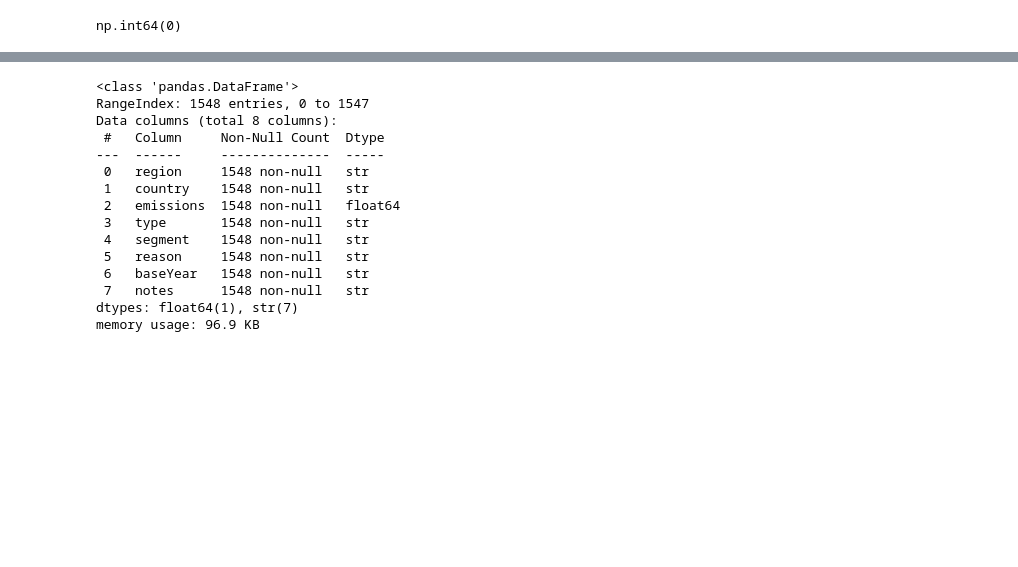
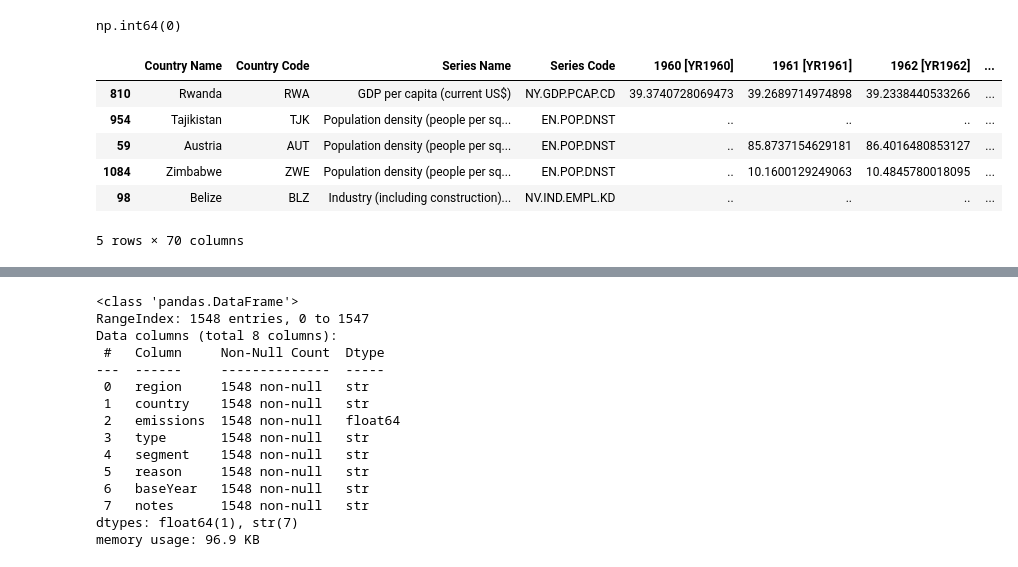
Before and after one commit to IT4063C-Spring26/final-project-proddasr, a Jupyter notebook: source.ipynb, the cells around one changed output, grey strips where cells are left out. Drawn from its saved outputs; the diff is of its cells as text; code cells hidden in the pictures; blank space fills up the shorter version.

Commit message:
Added a new dataset World Bank Development Indicator and did a reshape on the data

```diff
--- a/source.ipynb
+++ b/source.ipynb
@@ -153,3 +156,6 @@ database_result.sample(5)
+# %%
+# Import the Indicator data downloaded from World Bank and store it in a DataFrame.
+WorldBank_Development_Indicator_df = pd.read_table('WorldBank_Development_Indicators_Data.csv', sep=',')
 # %%
 # Import data from csv files imported from Kaggle and store it in DataFrames.
 Methane_final_df = pd.read_table('Methane_final.csv', sep=',')
@@ -215,3 +221,14 @@ dtype: object
 database_result.duplicated().sum()
 # %% [output]
 np.int64(0)
+# %%
+# Display a random sample of 5 rows from the WorldBank_Development_Indicator_df DataFrame to get an overview of the data.
+WorldBank_Development_Indicator_df.sample(5)
+# %% [output]
+|  | Country Name | Country Code | Series Name | Series Code | 1960 [YR1960] | 1961 [YR1961] | 1962 [YR1962] | ... |
+| 810 | Rwanda | RWA | GDP per capita (current US$) | NY.GDP.PCAP.CD | 39.3740728069473 | 39.2689714974898 | 39.2338440533266 | ... |
+| 954 | Tajikistan | TJK | Population density (people per sq... | EN.POP.DNST | .. | .. | .. | ... |
+| 59 | Austria | AUT | Population density (people per sq... | EN.POP.DNST | .. | 85.8737154629181 | 86.4016480853127 | ... |
+| 1084 | Zimbabwe | ZWE | Population density (people per sq... | EN.POP.DNST | .. | 10.1600129249063 | 10.4845780018095 | ... |
+| 98 | Belize | BLZ | Industry (including construction)... | NV.IND.EMPL.KD | .. | .. | .. | ... |
+5 rows × 70 columns
```
Also changed, not shown: parts of 13 cells of this notebook, 2 other files.
